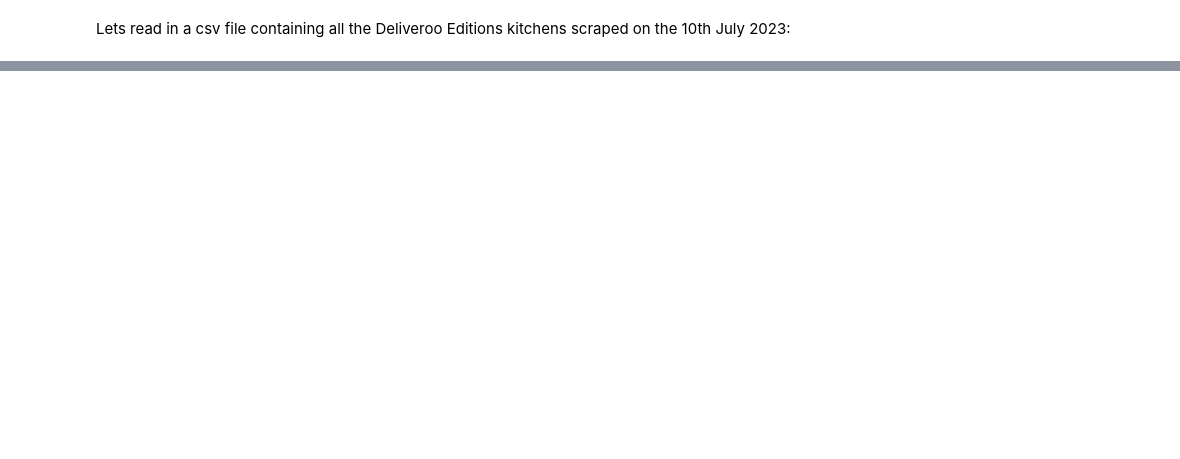
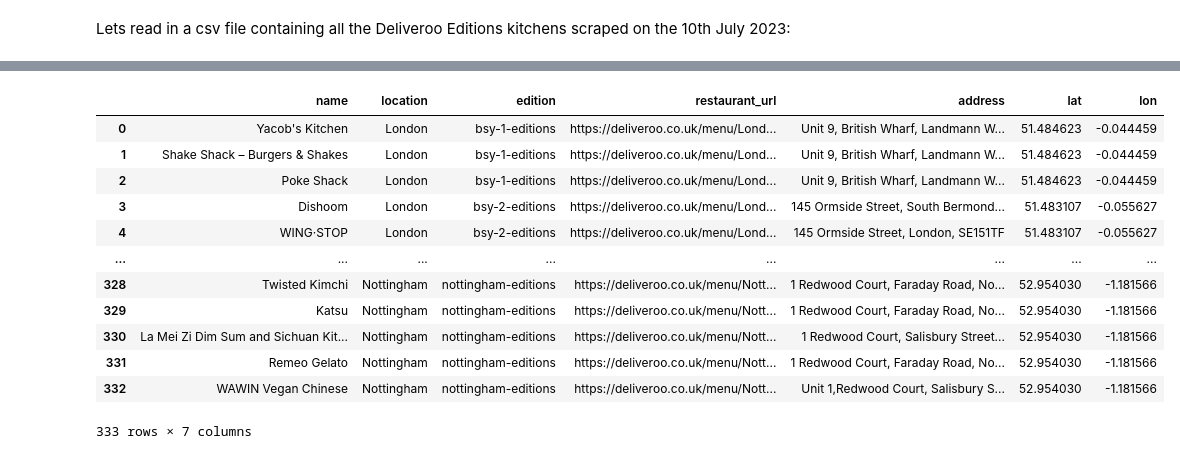
Before and after one commit to Autonomy-Data-Unit/2023_07_deliveroo-editions, a Jupyter notebook: nbs/02_map.ipynb, the cells around one changed output, grey strips where cells are left out. Saved outputs shown, nothing was run; the diff lists cells and outputs as text; code cells hidden in the pictures; blank space fills up the shorter version.

```diff
--- a/nbs/02_map.ipynb
+++ b/nbs/02_map.ipynb
@@ -41,5 +216,8 @@ with open(filename, 'w') as file:
 # %%
 ### wip from here:
+# %%
+columns_to_read = ['name', 'edition', 'location', 'address', 'restaurant_url', 'lat', 'lon']
+df = pd.read_csv('data/2023_07_18_editions.csv', usecols=columns_to_read)
 # %%
 def get_coords_from_address(address_string):
     """Attempt retrieval of coords for input address string."""
@@ -78,0 +276,16 @@ def infer_postcode(address_string):
+# %%
+df
+# %% [output]
+|  | name | location | edition | restaurant_url | address | lat | lon |
+| 0 | Yacob's Kitchen | London | bsy-1-editions | https://deliveroo.co.uk/menu/Lond... | Unit 9, British Wharf, Landmann W... | 51.484623 | -0.044459 |
+| 1 | Shake Shack – Burgers & Shakes | London | bsy-1-editions | https://deliveroo.co.uk/menu/Lond... | Unit 9, British Wharf, Landmann W... | 51.484623 | -0.044459 |
+| 2 | Poke Shack | London | bsy-1-editions | https://deliveroo.co.uk/menu/Lond... | Unit 9, British Wharf, Landmann W... | 51.484623 | -0.044459 |
+| 3 | Dishoom | London | bsy-2-editions | https://deliveroo.co.uk/menu/Lond... | 145 Ormside Street, South Bermond... | 51.483107 | -0.055627 |
+| 4 | WING·STOP | London | bsy-2-editions | https://deliveroo.co.uk/menu/Lond... | 145 Ormside Street, London, SE151TF | 51.483107 | -0.055627 |
+| ... | ... | ... | ... | ... | ... | ... | ... |
+| 328 | Twisted Kimchi | Nottingham | nottingham-editions | https://deliveroo.co.uk/menu/Nott... | 1 Redwood Court, Faraday Road, No... | 52.954030 | -1.181566 |
+| 329 | Katsu | Nottingham | nottingham-editions | https://deliveroo.co.uk/menu/Nott... | 1 Redwood Court, Faraday Road, No... | 52.954030 | -1.181566 |
+| 330 | La Mei Zi Dim Sum and Sichuan Kit... | Nottingham | nottingham-editions | https://deliveroo.co.uk/menu/Nott... | 1 Redwood Court, Salisbury Street... | 52.954030 | -1.181566 |
+| 331 | Remeo Gelato | Nottingham | nottingham-editions | https://deliveroo.co.uk/menu/Nott... | 1 Redwood Court, Faraday Road, No... | 52.954030 | -1.181566 |
+| 332 | WAWIN Vegan Chinese | Nottingham | nottingham-editions | https://deliveroo.co.uk/menu/Nott... | Unit 1,Redwood Court, Salisbury S... | 52.954030 | -1.181566 |
+333 rows × 7 columns
```
Also changed, not shown: parts of 40 cells of this notebook, 48 other files.
